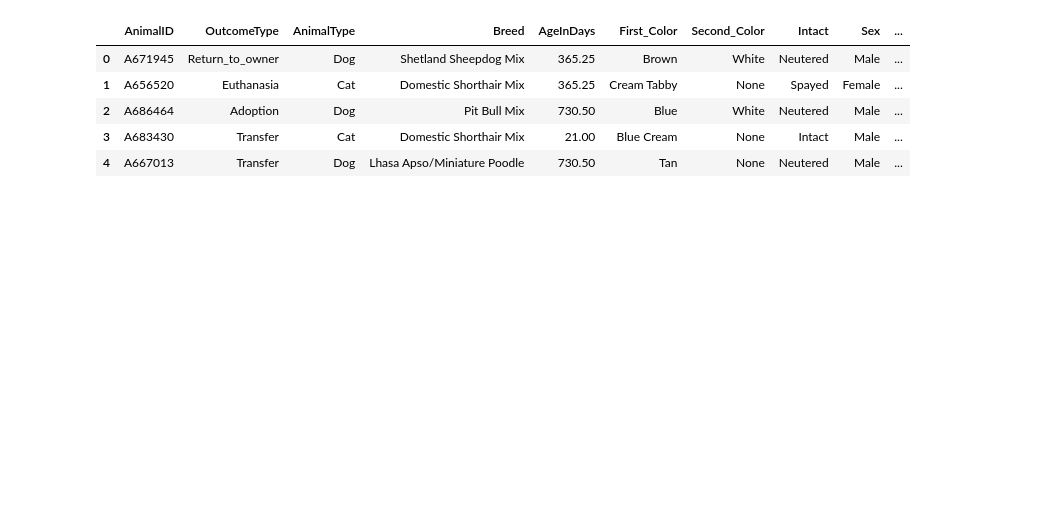
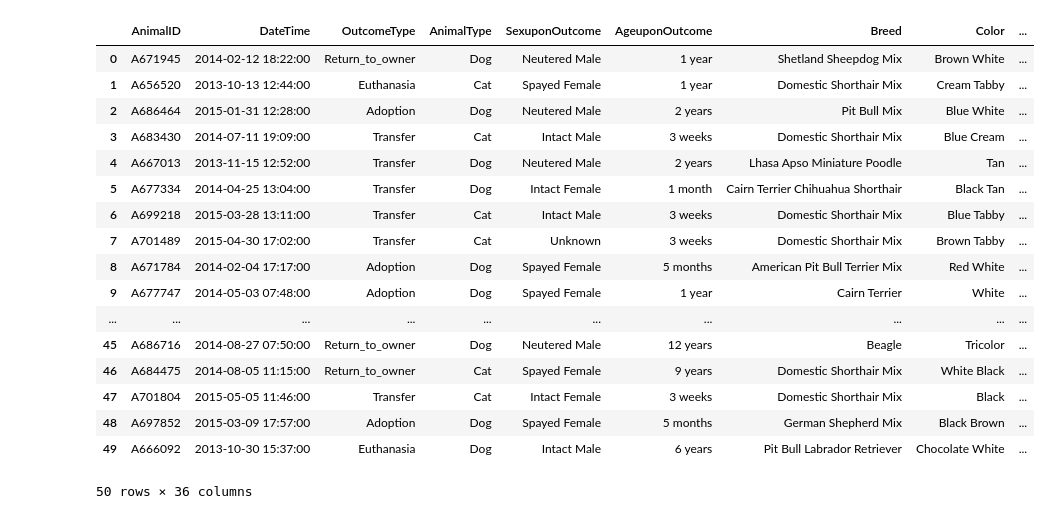
Before and after one commit to ojbradley/Kaggle, a Jupyter notebook: data_clean.ipynb, the cells around one changed output. Cells and saved outputs as stored; diff of their text form; code cells hidden in the pictures; blank space fills up the shorter version.

Commit message:
Top 10 colours and breeds

```diff
--- a/data_clean.ipynb
+++ b/data_clean.ipynb
@@ -7,41 +7,75 @@ data = pd.read_csv("shelter-animal-outcomes/train.csv.gz")
 #Look at data
 #data.head(10)
 #data.describe()
 
 #Cleaning
 
 #Drop NAs
 data = data.drop(['OutcomeSubtype', 'Name'],axis=1).dropna()
 
 #Code Age
 data['AgeNumeric']=data['AgeuponOutcome'].str.split(" ", n = 1, expand = True)[0].astype('float')
 data['AgeString']=data['AgeuponOutcome'].str.split(" ", n = 1, expand = True)[1]
 data.loc[data['AgeString'].str[0]=='y' , 'AgeInDays'] = data['AgeNumeric']*365.25
 data.loc[data['AgeString'].str[0]=='w' , 'AgeInDays'] = data['AgeNumeric']*7
 data.loc[data['AgeString'].str[0]=='m' , 'AgeInDays'] = data['AgeNumeric']*(365.25/12)
 data.loc[data['AgeString'].str[0]=='d' , 'AgeInDays'] = data['AgeNumeric']
 
-#Code Colors
-data["First_Color"] = data["Color"].str.split("/", n = 1, expand = True)[0]
-data["Second_Color"] = data["Color"].str.split("/", n = 1, expand = True)[1]
 
 # Code state and sex
 data["Intact"] = data["SexuponOutcome"].str.split(" ", n = 1, expand = True)[0]
 data["Sex"]= data["SexuponOutcome"].str.split(" ", n = 1, expand = True)[1]
 
 #Date time stuff
 data['date_year'] = data['DateTime'].str[0:4]
 data['date_month'] = data['DateTime'].str[5:7]
 data['date_day'] = data['DateTime'].str[8:10]
 
+#Color
+
+#Get top 10 colors
+data["Color"] = data["Color"].str.replace('/',' ')
+color_freq = data["Color"].str.split(expand=True).stack().value_counts()[:10]
+#print(color_freq)
+
+#Create top 10 color cols
+for i in range(0 , color_freq.count()):
+    data.loc[data["Color"].str.find(color_freq.index[i])>-1,color_freq.index[i]] = 1
+    data[color_freq.index[i]].fillna(0, inplace=True)
+
+#Breed
+
+#Get top 10 breed
+data["Breed"] = data["Breed"].str.replace('/',' ')
+breed_freq = data["Breed"].str.split(expand=True).stack().value_counts()[:10]
+#print(breed_freq)
+
+#Create top 10 breed cols
+for i in range(0 , breed_freq.count()):
+    data.loc[data["Breed"].str.find(breed_freq.index[i])>-1,breed_freq.index[i]] = 1
+    #print(breed_freq.index[i])
+    data[breed_freq.index[i]].fillna(0, inplace=True)
+
 #Drop unnecessary vars
-data = data.drop(['SexuponOutcome','AgeuponOutcome','AgeNumeric','AgeString','Color','DateTime'],axis=1)
+#data = data.drop(['SexuponOutcome','AgeuponOutcome','AgeNumeric','AgeString','Color','DateTime'],axis=1)
 
-data.head()
+data.head(50)
 # %% [output]
-|  | AnimalID | OutcomeType | AnimalType | Breed | AgeInDays | First_Color | Second_Color | Intact | Sex | ... |
-| 0 | A671945 | Return_to_owner | Dog | Shetland Sheepdog Mix | 365.25 | Brown | White | Neutered | Male | ... |
-| 1 | A656520 | Euthanasia | Cat | Domestic Shorthair Mix | 365.25 | Cream Tabby | None | Spayed | Female | ... |
-| 2 | A686464 | Adoption | Dog | Pit Bull Mix | 730.50 | Blue | White | Neutered | Male | ... |
-| 3 | A683430 | Transfer | Cat | Domestic Shorthair Mix | 21.00 | Blue Cream | None | Intact | Male | ... |
-| 4 | A667013 | Transfer | Dog | Lhasa Apso/Miniature Poodle | 730.50 | Tan | None | Neutered | Male | ... |
+|  | AnimalID | DateTime | OutcomeType | AnimalType | SexuponOutcome | AgeuponOutcome | Breed | Color | ... |
+| 0 | A671945 | 2014-02-12 18:22:00 | Return_to_owner | Dog | Neutered Male | 1 year | Shetland Sheepdog Mix | Brown White | ... |
+| 1 | A656520 | 2013-10-13 12:44:00 | Euthanasia | Cat | Spayed Female | 1 year | Domestic Shorthair Mix | Cream Tabby | ... |
+| 2 | A686464 | 2015-01-31 12:28:00 | Adoption | Dog | Neutered Male | 2 years | Pit Bull Mix | Blue White | ... |
+| 3 | A683430 | 2014-07-11 19:09:00 | Transfer | Cat | Intact Male | 3 weeks | Domestic Shorthair Mix | Blue Cream | ... |
+| 4 | A667013 | 2013-11-15 12:52:00 | Transfer | Dog | Neutered Male | 2 years | Lhasa Apso Miniature Poodle | Tan | ... |
+| 5 | A677334 | 2014-04-25 13:04:00 | Transfer | Dog | Intact Female | 1 month | Cairn Terrier Chihuahua Shorthair | Black Tan | ... |
+| 6 | A699218 | 2015-03-28 13:11:00 | Transfer | Cat | Intact Male | 3 weeks | Domestic Shorthair Mix | Blue Tabby | ... |
+| 7 | A701489 | 2015-04-30 17:02:00 | Transfer | Cat | Unknown | 3 weeks | Domestic Shorthair Mix | Brown Tabby | ... |
+| 8 | A671784 | 2014-02-04 17:17:00 | Adoption | Dog | Spayed Female | 5 months | American Pit Bull Terrier Mix | Red White | ... |
+| 9 | A677747 | 2014-05-03 07:48:00 | Adoption | Dog | Spayed Female | 1 year | Cairn Terrier | White | ... |
+| ... | ... | ... | ... | ... | ... | ... | ... | ... | ... |
+| 45 | A686716 | 2014-08-27 07:50:00 | Return_to_owner | Dog | Neutered Male | 12 years | Beagle | Tricolor | ... |
+| 46 | A684475 | 2014-08-05 11:15:00 | Return_to_owner | Cat | Spayed Female | 9 years | Domestic Shorthair Mix | White Black | ... |
+| 47 | A701804 | 2015-05-05 11:46:00 | Transfer | Cat | Intact Female | 3 weeks | Domestic Shorthair Mix | Black | ... |
+| 48 | A697852 | 2015-03-09 17:57:00 | Adoption | Dog | Spayed Female | 5 months | German Shepherd Mix | Black Brown | ... |
+| 49 | A666092 | 2013-10-30 15:37:00 | Euthanasia | Dog | Intact Male | 6 years | Pit Bull Labrador Retriever | Chocolate White | ... |
+50 rows × 36 columns
```
